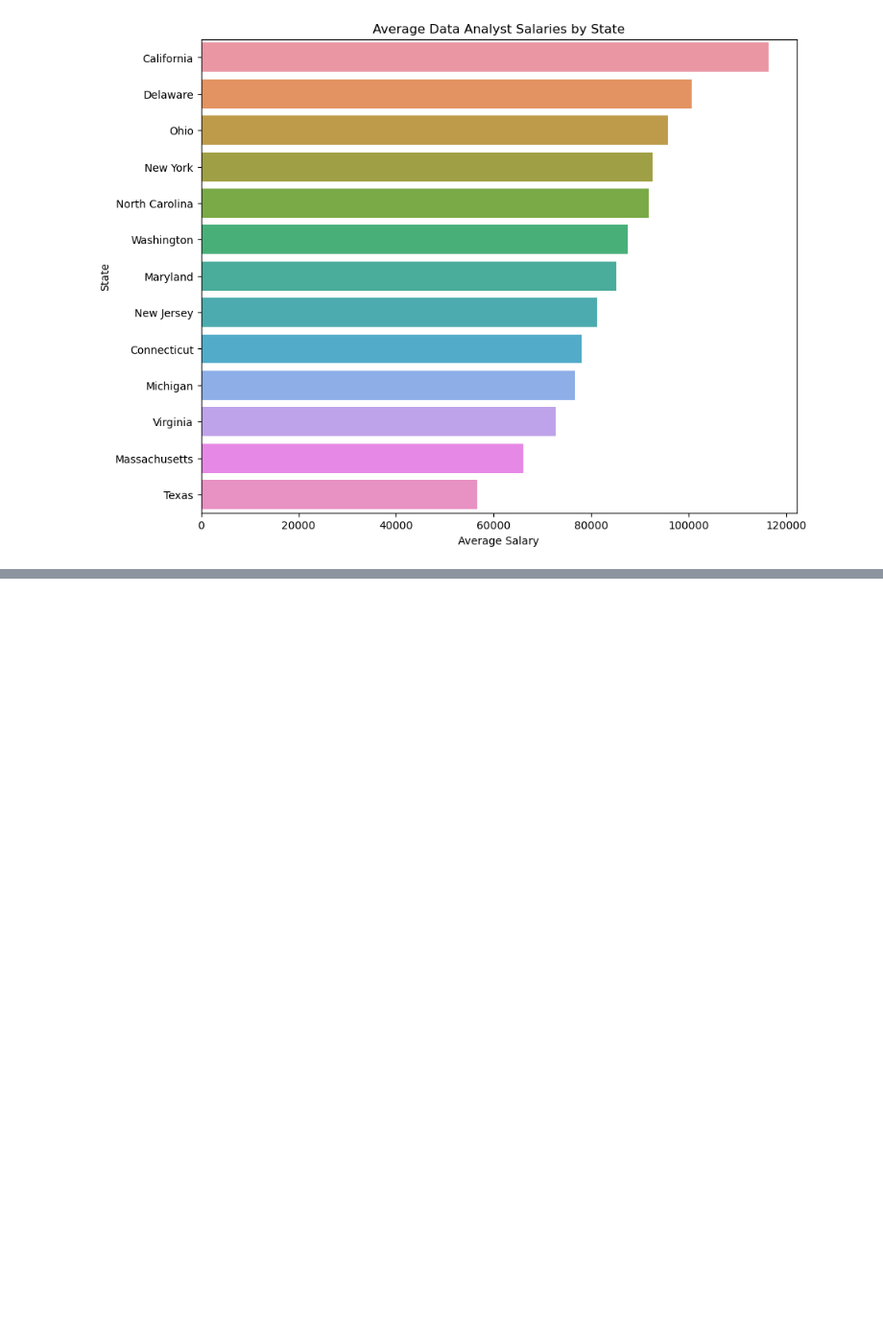
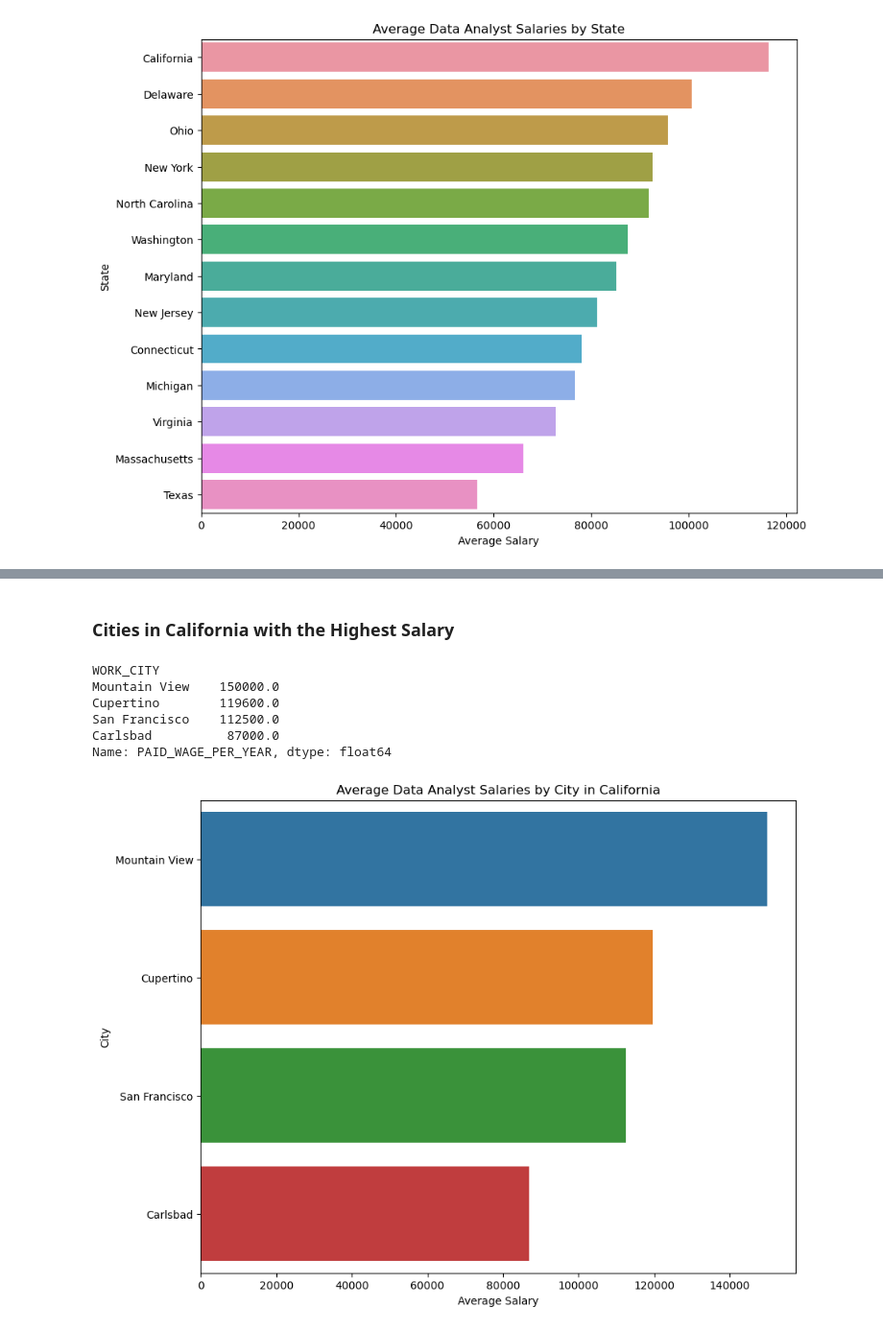
Before and after one commit to kimsean-pen/DS311-Data-Group-Project-, a Jupyter notebook: salary data file/Objective 2 - Comparing Salary Between State.ipynb, the cells around one changed output, grey strips where cells are left out. Shown at 96% size. Drawn from its saved outputs; the diff is of its cells as text; code cells hidden in the pictures; blank space fills up the shorter version.

Commit message:
Looked at Highest Paid Salary for citites in California

```diff
--- a/salary data file/Objective 2 - Comparing Salary Between State.ipynb
+++ b/salary data file/Objective 2 - Comparing Salary Between State.ipynb
@@ -123,0 +128,23 @@ To gain additioanl insight, our next steps will be to identify which city within
+# %% [markdown]
+### Cities in California with the Highest Salary
+# %%
+data_analyst_jobs_CA = data_analyst_jobs[(data_analyst_jobs['WORK_STATE'] == 'California')]
+
+average_salaries_CA = data_analyst_jobs_CA.groupby('WORK_CITY')['PAID_WAGE_PER_YEAR'].mean().sort_values(ascending=False)
+print(average_salaries_CA)
+# %% [output]
+WORK_CITY
+Mountain View    150000.0
+Cupertino        119600.0
+San Francisco    112500.0
+Carlsbad          87000.0
+Name: PAID_WAGE_PER_YEAR, dtype: float64
+# %%
+plt.figure(figsize=(10,8))
+sns.barplot(x=average_salaries_CA.values, y=average_salaries_CA.index)
+plt.xlabel('Average Salary')
+plt.ylabel('City')
+plt.title('Average Data Analyst Salaries by City in California')
+plt.show()
+# %% [output]
+[figure, added]
```
Also changed, not shown: parts of 5 cells of this notebook.
